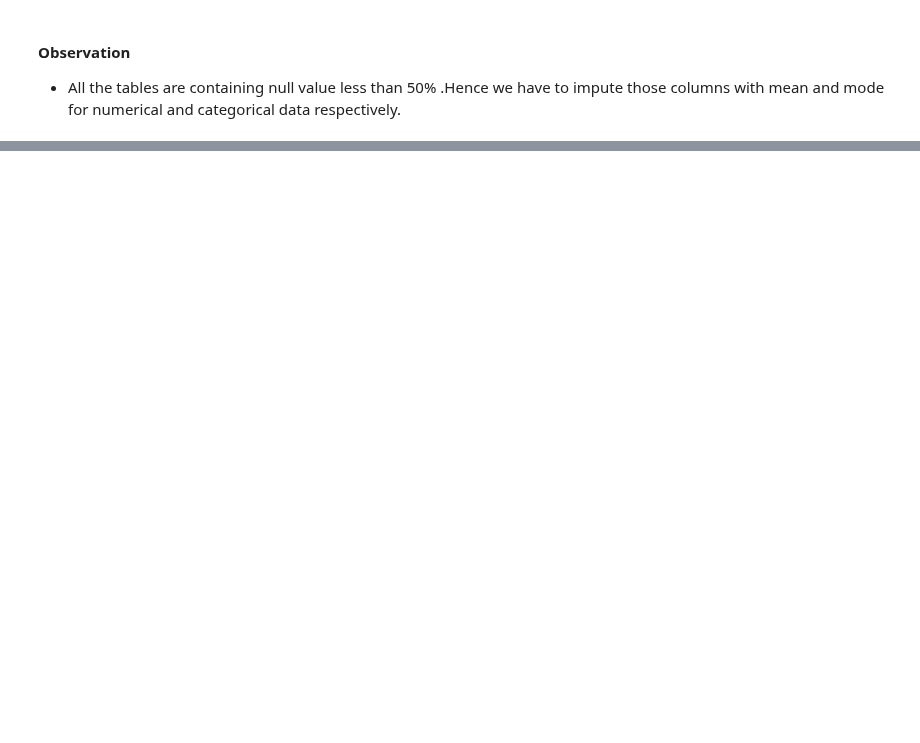
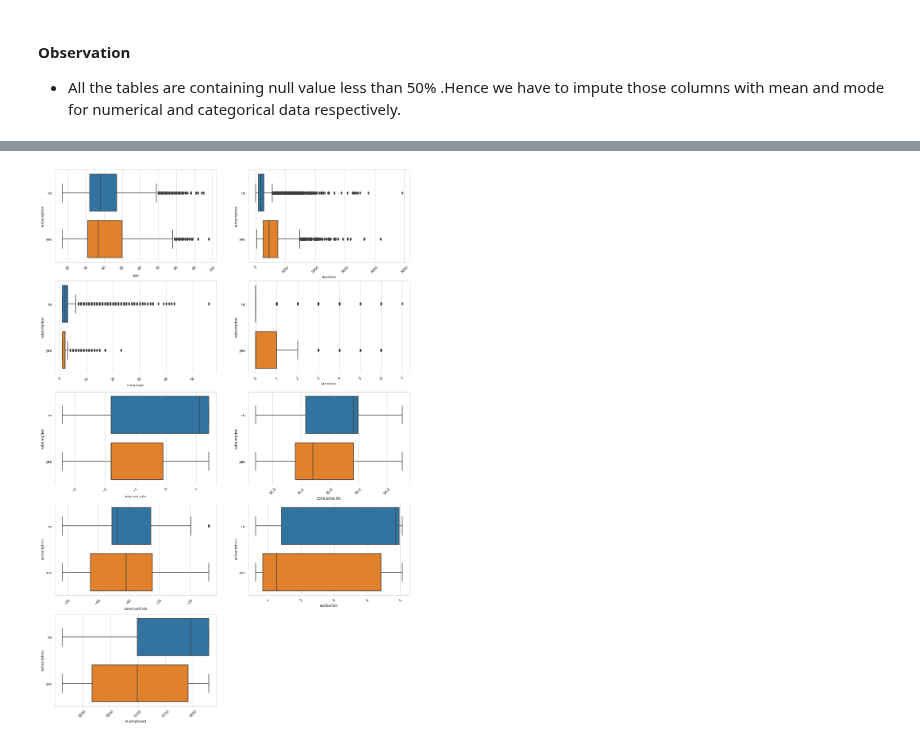
Before and after one commit to bikashm-automation/Bank-Subscription-Analysis, a Jupyter notebook: banking-subscription-analysis.ipynb, the cells around one changed output, grey strips where cells are left out. Drawn from its saved outputs; the diff is of its cells as text; code cells hidden in the pictures; blank space fills up the shorter version.

Commit message:
Add files via upload
adding final analysis

```diff
--- a/banking-subscription-analysis.ipynb
+++ b/banking-subscription-analysis.ipynb
@@ -274,0 +348,13 @@ plt.show()
+# %%
+def categorical_analysis_box(cat_var,tar_var,data):
+    plt.figure(figsize=(16, 30))
+    for i in range(0,len(cat_var)):
+        sns.set_style("whitegrid")
+        plt.subplot(6,2,i+1)
+        sns.boxplot(x = cat_var[i], y = tar_var, data = data)
+        plt.xticks(rotation=45)
+    plt.show()
+# %%
+categorical_analysis_box(data.select_dtypes(include='number').columns,'subscription',data)
+# %% [output]
+[figure, added]
```
Also changed, not shown: parts of 117 cells of this notebook.
